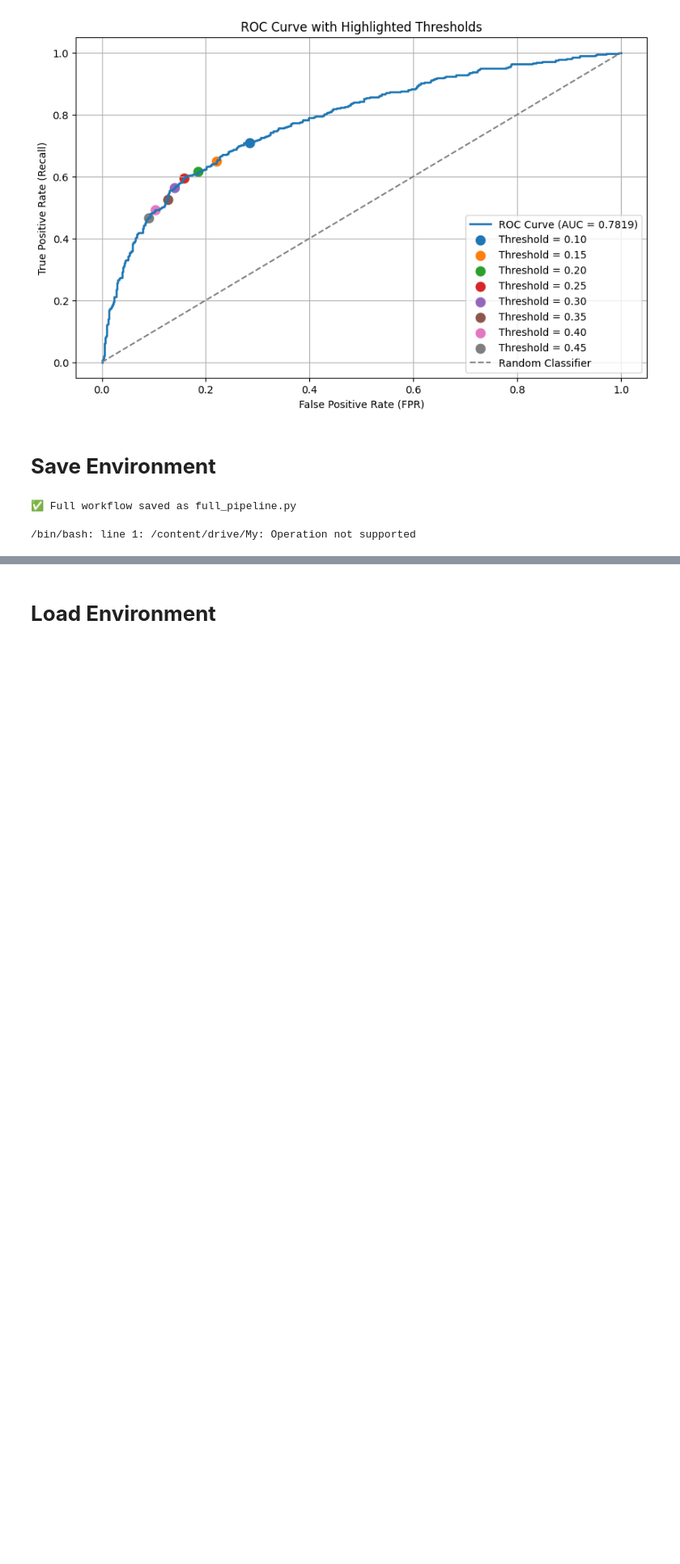
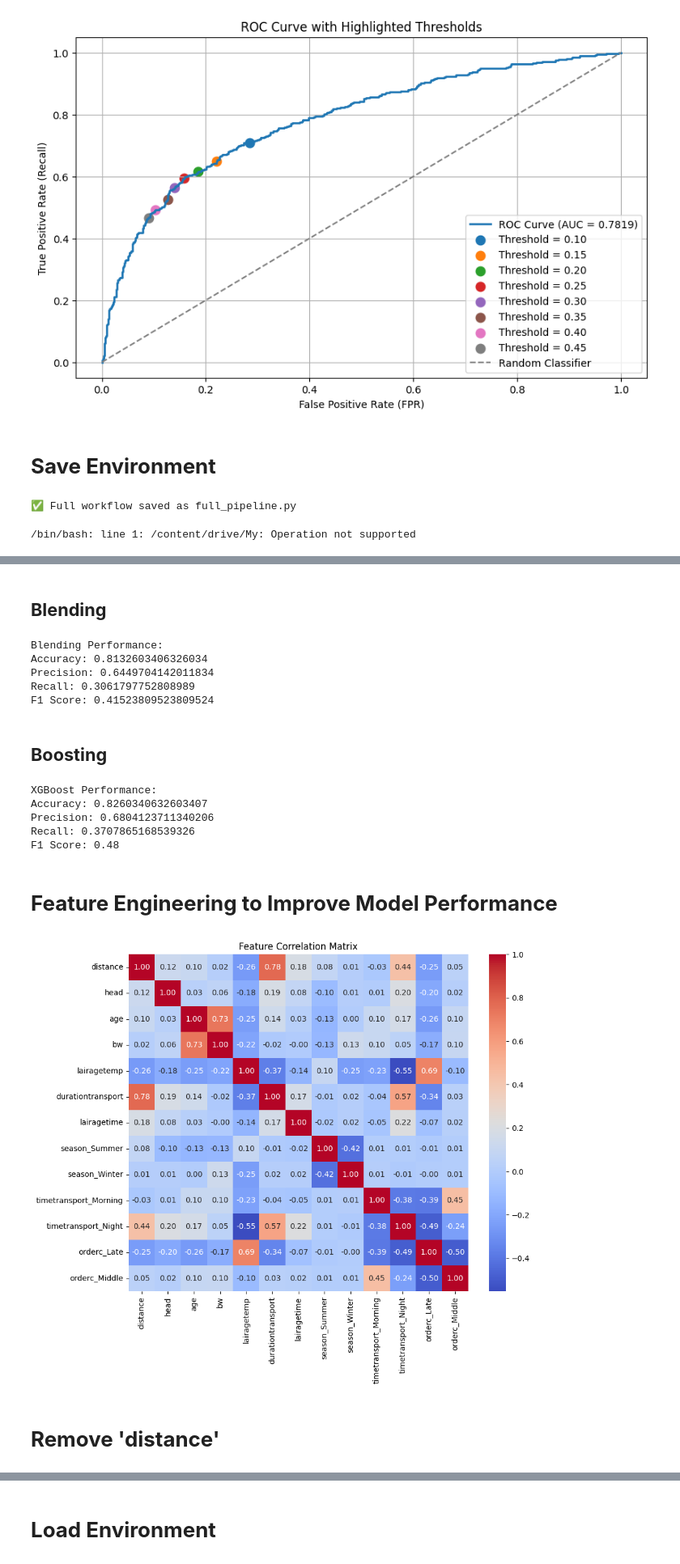
Before and after one commit to vphcap-res/DOA_deep_learning, a Jupyter notebook: DOA_MeatDuck_SHAP_Python.ipynb, the cells around one changed output, grey strips where cells are left out. Shown at 81% size. Drawn from its saved outputs; the diff is of its cells as text; code cells hidden in the pictures; blank space fills up the shorter version.

```diff
--- a/DOA_MeatDuck_SHAP_Python.ipynb
+++ b/DOA_MeatDuck_SHAP_Python.ipynb
@@ -1395,0 +1470,80 @@ print("✅ Full workflow saved as full_pipeline.py")
+# %% [markdown]
+## **Blending**
+# %%
+# Split the training set into training and validation sets
+X_train_blend, X_val, y_train_blend, y_val = train_test_split(X_train, y_train, test_size=0.2, random_state=42)
+
+# Train base models on the training set
+model_rf = RandomForestClassifier(random_state=42)
+model_xgb = XGBClassifier(random_state=42)
+model_rf.fit(X_train_blend, y_train_blend)
+model_xgb.fit(X_train_blend, y_train_blend)
+
+# Get predictions on the validation set
+val_rf_pred = model_rf.predict_proba(X_val)[:, 1]
+val_xgb_pred = model_xgb.predict_proba(X_val)[:, 1]
+
+# Combine predictions as features for the meta-model
+meta_features = np.vstack((val_rf_pred, val_xgb_pred)).T
+meta_model = LogisticRegression()
+meta_model.fit(meta_features, y_val)
+
+# Test the ensemble model
+test_rf_pred = model_rf.predict_proba(X_test)[:, 1]
+test_xgb_pred = model_xgb.predict_proba(X_test)[:, 1]
+test_meta_features = np.vstack((test_rf_pred, test_xgb_pred)).T
+y_pred = meta_model.predict(test_meta_features)
+
+# Evaluate performance
+print("Blending Performance:")
+print("Accuracy:", accuracy_score(y_test, y_pred))
+print("Precision:", precision_score(y_test, y_pred))
+print("Recall:", recall_score(y_test, y_pred))
+print("F1 Score:", f1_score(y_test, y_pred))
+# %% [output]
+Blending Performance:
+Accuracy: 0.8132603406326034
+Precision: 0.6449704142011834
+Recall: 0.3061797752808989
+F1 Score: 0.41523809523809524
+# %% [markdown]
+## **Boosting**
+# %%
+from xgboost import XGBClassifier
+
+# Train XGBoost model
+xgb = XGBClassifier(n_estimators=100, learning_rate=0.1, max_depth=5, random_state=42)
+xgb.fit(X_train, y_train)
+
+# Evaluate performance
+y_pred = xgb.predict(X_test)
+print("XGBoost Performance:")
+print("Accuracy:", accuracy_score(y_test, y_pred))
+print("Precision:", precision_score(y_test, y_pred))
+print("Recall:", recall_score(y_test, y_pred))
+print("F1 Score:", f1_score(y_test, y_pred))
+# %% [output]
+XGBoost Performance:
+Accuracy: 0.8260340632603407
+Precision: 0.6804123711340206
+Recall: 0.3707865168539326
+F1 Score: 0.48
+# %% [markdown]
+# **Feature Engineering to Improve Model Performance**
+# %%
+import seaborn as sns
+import matplotlib.pyplot as plt
+import pandas as pd
+
+# Calculate correlation matrix
+correlation_matrix = pd.DataFrame(X_train).corr()
+
+# Plot heatmap
+plt.figure(figsize=(10, 8))
+sns.heatmap(correlation_matrix, annot=True, fmt=".2f", cmap="coolwarm", cbar=True)
+plt.title("Feature Correlation Matrix")
+plt.show()
+# %% [output]
+[figure, added]
+# %% [markdown]
+# **Remove 'distance'**
```
Also changed, not shown: parts of 12 cells of this notebook.
